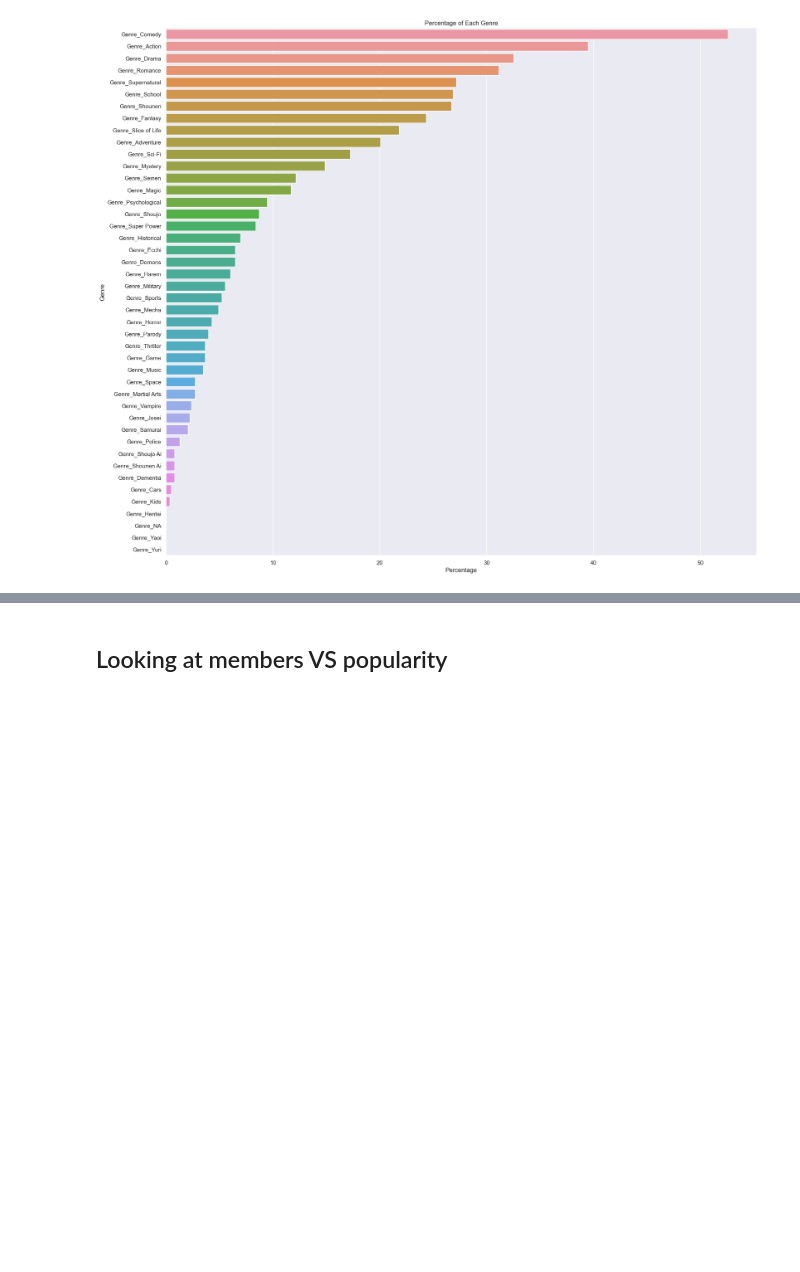
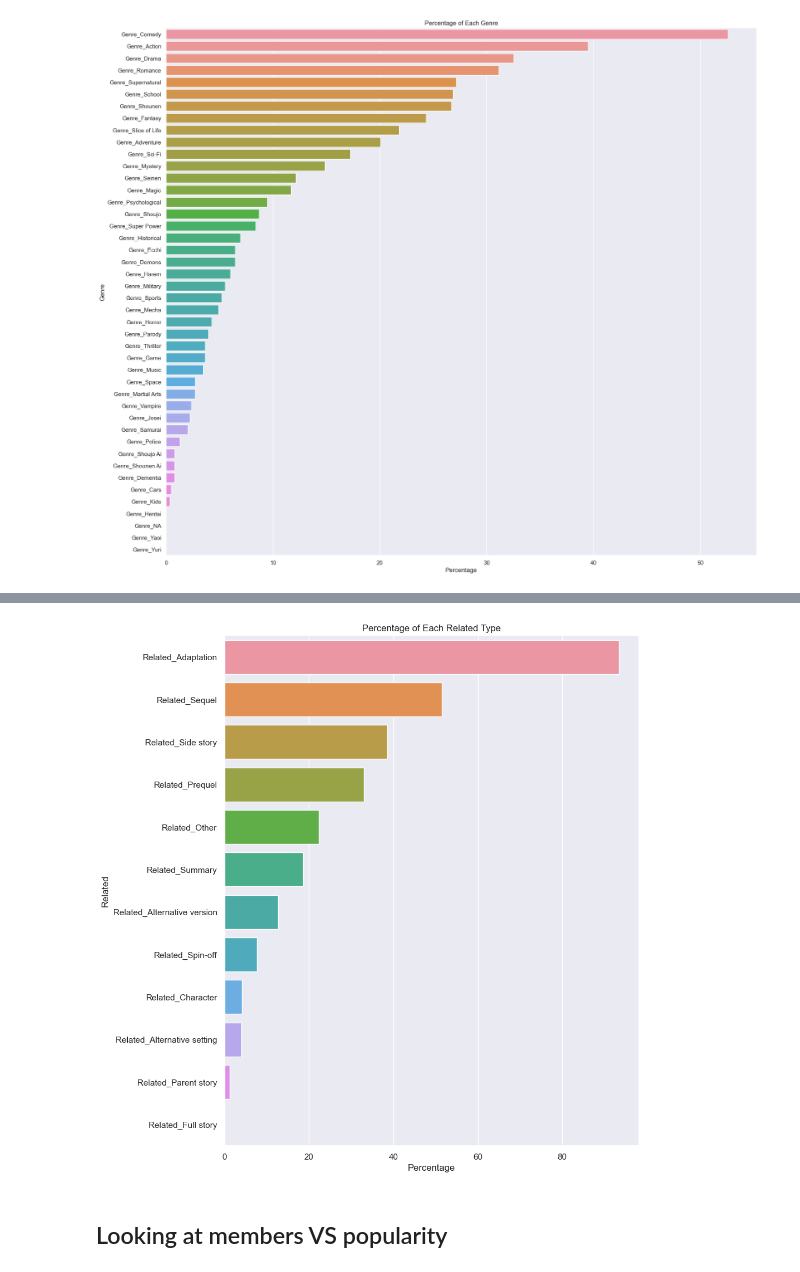
Before and after one commit to TanGuiShan/mini_project, a Jupyter notebook: Data Visualisation.ipynb, the cells around one changed output, grey strips where cells are left out. Saved outputs shown, nothing was run; the diff lists cells and outputs as text; code cells hidden in the pictures; blank space fills up the shorter version.

```diff
--- a/Data Visualisation.ipynb
+++ b/Data Visualisation.ipynb
@@ -247,0 +303,3 @@ plt.show()
+# %%
+success1_related_count = get_related_count(related_list, success1)
+success1_related_count
@@ -248,3 +320,12 @@ plt.show()
+# %%
+# Create the bar plot
+sb.catplot(x='percentage', y='index', kind='bar', data=success1_related_count, height=10, aspect=1.2)
+plt.xlabel('Percentage')
+plt.ylabel('Related')
+plt.title('Percentage of Each Related Type')
+plt.show()
+# %% [output]
+[figure, added]
 # %% [markdown]
 ## Looking at members VS popularity
 # %%
```
Also changed, not shown: parts of 17 cells of this notebook.
